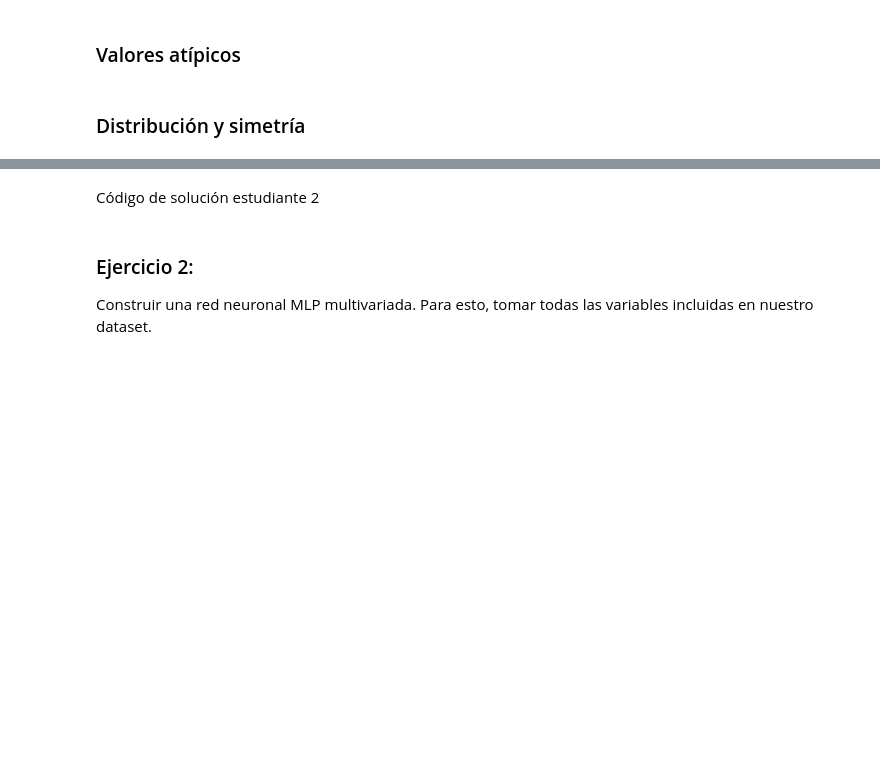
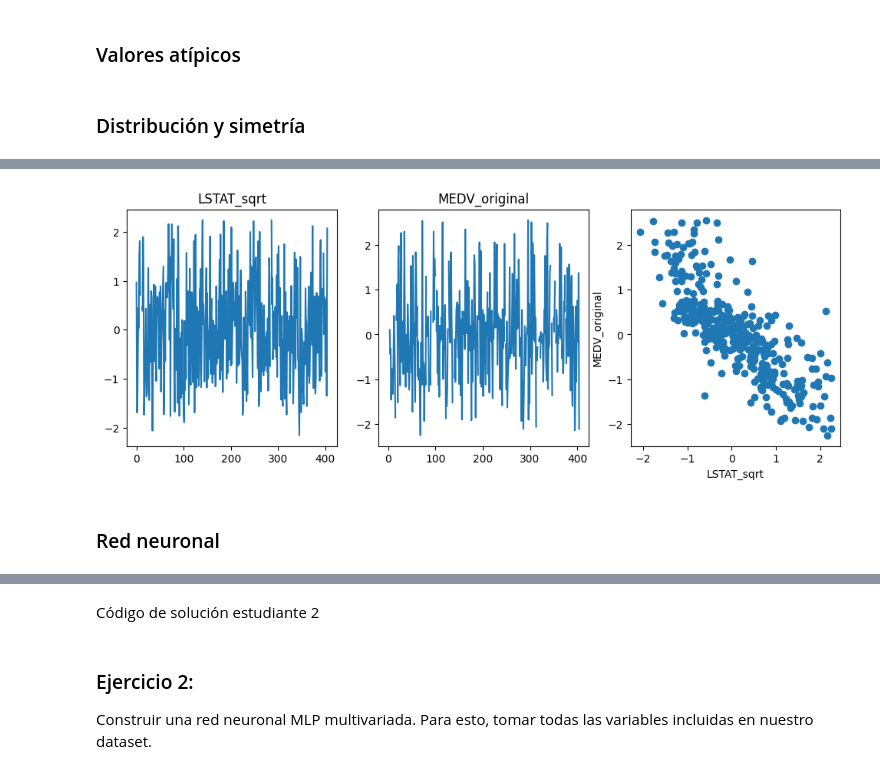
Before and after one commit to xagallegos/ProyectoConjunto_XGallegos_SDDue-as, a Jupyter notebook: Tarea4.ipynb, the cells around one changed output, grey strips where cells are left out. Cells and saved outputs as stored; diff of their text form; code cells hidden in the pictures; blank space fills up the shorter version.

```diff
--- a/Tarea4.ipynb
+++ b/Tarea4.ipynb
@@ -192,0 +214,12 @@ plt.show()
+# %%
+# Volvemos a separar en train / test
+split = X_train.shape[0]
+
+train_df = trans_data.loc[:split]
+test_df = trans_data.loc[split:]
+# %%
+# Por último, escalamos todos los datos
+scaler = StandardScaler()
+
+scaled_train = pd.DataFrame(scaler.fit_transform(train_df), columns=train_df.columns)
+scaled_test = pd.DataFrame(scaler.transform(test_df), columns=test_df.columns)
@@ -192,0 +246,21 @@ plt.show()
+# %%
+feature_col = 'LSTAT_sqrt'
+target_col = 'MEDV_original'
+
+fig, (ax1, ax2, ax3) = plt.subplots(ncols=3, figsize=(12,4))
+
+ax1.plot(scaled_train[feature_col])
+ax1.set_title(feature_col)
+
+ax2.plot(scaled_train[target_col])
+ax2.set_title(target_col)
+
+ax3.scatter(scaled_train[feature_col], scaled_train[target_col])
+ax3.set_xlabel(feature_col)
+ax3.set_ylabel(target_col)
+
+plt.show()
+# %% [output]
+[figure, added]
+# %% [markdown]
+### Red neuronal
```
Also changed, not shown: parts of 18 cells of this notebook.
